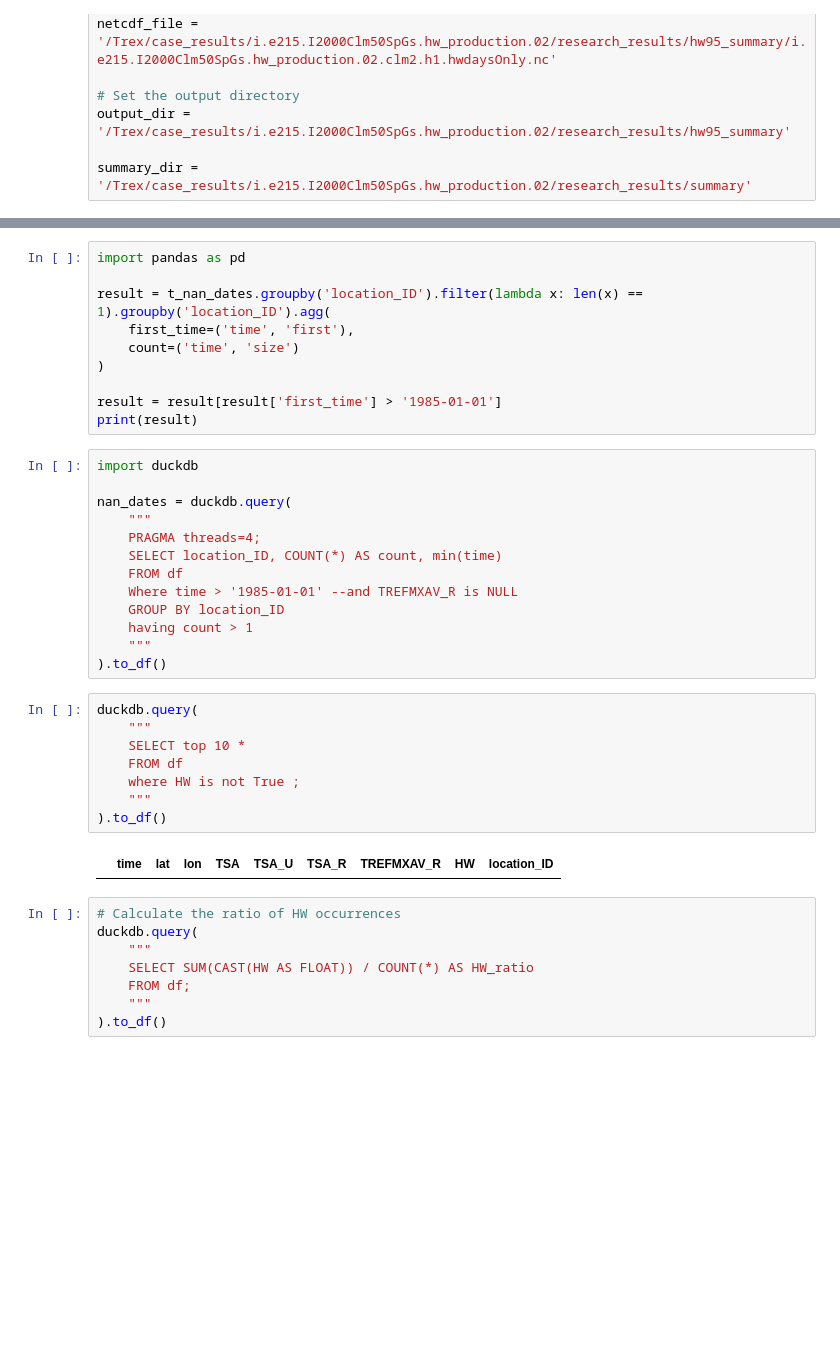
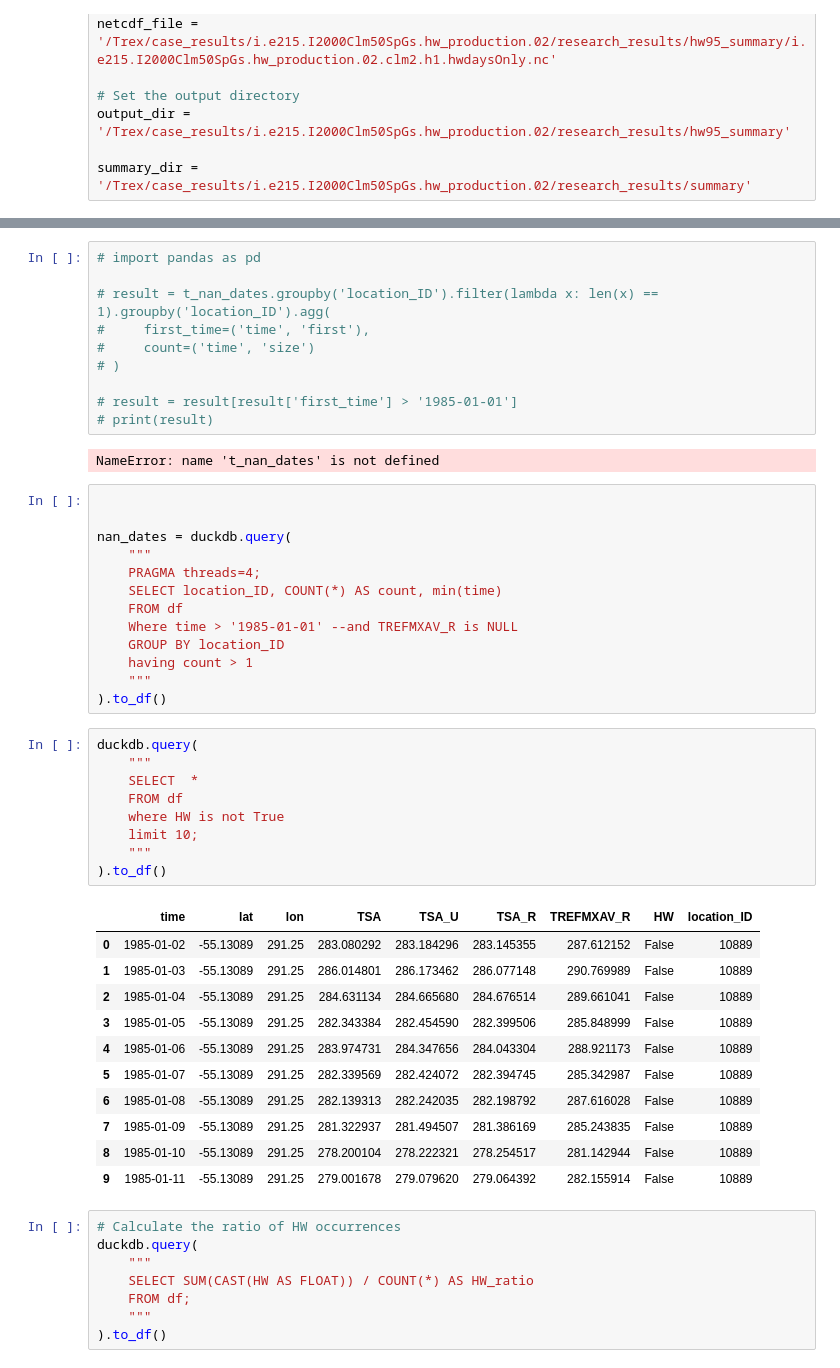
Before and after one commit to johnnyguo2007/research, a Jupyter notebook: hw_global/hw_def/convert_nc2df.ipynb, the cells around one changed output, grey strips where cells are left out. Saved outputs shown, nothing was run; the diff lists cells and outputs as text; blank space fills up the shorter version.

```diff
--- a/hw_global/hw_def/convert_nc2df.ipynb
+++ b/hw_global/hw_def/convert_nc2df.ipynb
@@ -96,15 +116,17 @@ print(f"Number of unique lat-lon pairs with HW = 1: {hw_location_count}")
 # %%
-import pandas as pd
+# import pandas as pd
 
-result = t_nan_dates.groupby('location_ID').filter(lambda x: len(x) == 1).groupby('location_ID').agg(
-    first_time=('time', 'first'),
-    count=('time', 'size')
-)
+# result = t_nan_dates.groupby('location_ID').filter(lambda x: len(x) == 1).groupby('location_ID').agg(
+#     first_time=('time', 'first'),
+#     count=('time', 'size')
+# )
 
-result = result[result['first_time'] > '1985-01-01']
-print(result)
+# result = result[result['first_time'] > '1985-01-01']
+# print(result)
+# %% [output]
+NameError: name 't_nan_dates' is not defined
 # %%
-import duckdb
+
 
 nan_dates = duckdb.query(
     """
@@ -119,13 +141,24 @@ nan_dates = duckdb.query(
 # %%
 duckdb.query(
     """
-    SELECT top 10 *
+    SELECT  *
     FROM df
-    where HW is not True ;
+    where HW is not True
+    limit 10;
     """
 ).to_df()
 # %% [output]
 |  | time | lat | lon | TSA | TSA_U | TSA_R | TREFMXAV_R | HW | location_ID |
+| 0 | 1985-01-02 | -55.13089 | 291.25 | 283.080292 | 283.184296 | 283.145355 | 287.612152 | False | 10889 |
+| 1 | 1985-01-03 | -55.13089 | 291.25 | 286.014801 | 286.173462 | 286.077148 | 290.769989 | False | 10889 |
+| 2 | 1985-01-04 | -55.13089 | 291.25 | 284.631134 | 284.665680 | 284.676514 | 289.661041 | False | 10889 |
+| 3 | 1985-01-05 | -55.13089 | 291.25 | 282.343384 | 282.454590 | 282.399506 | 285.848999 | False | 10889 |
+| 4 | 1985-01-06 | -55.13089 | 291.25 | 283.974731 | 284.347656 | 284.043304 | 288.921173 | False | 10889 |
+| 5 | 1985-01-07 | -55.13089 | 291.25 | 282.339569 | 282.424072 | 282.394745 | 285.342987 | False | 10889 |
+| 6 | 1985-01-08 | -55.13089 | 291.25 | 282.139313 | 282.242035 | 282.198792 | 287.616028 | False | 10889 |
+| 7 | 1985-01-09 | -55.13089 | 291.25 | 281.322937 | 281.494507 | 281.386169 | 285.243835 | False | 10889 |
+| 8 | 1985-01-10 | -55.13089 | 291.25 | 278.200104 | 278.222321 | 278.254517 | 281.142944 | False | 10889 |
+| 9 | 1985-01-11 | -55.13089 | 291.25 | 279.001678 | 279.079620 | 279.064392 | 282.155914 | False | 10889 |
 # %%
 # Calculate the ratio of HW occurrences
 duckdb.query(
```
Also changed, not shown: parts of 5 cells of this notebook, 36 other files.
